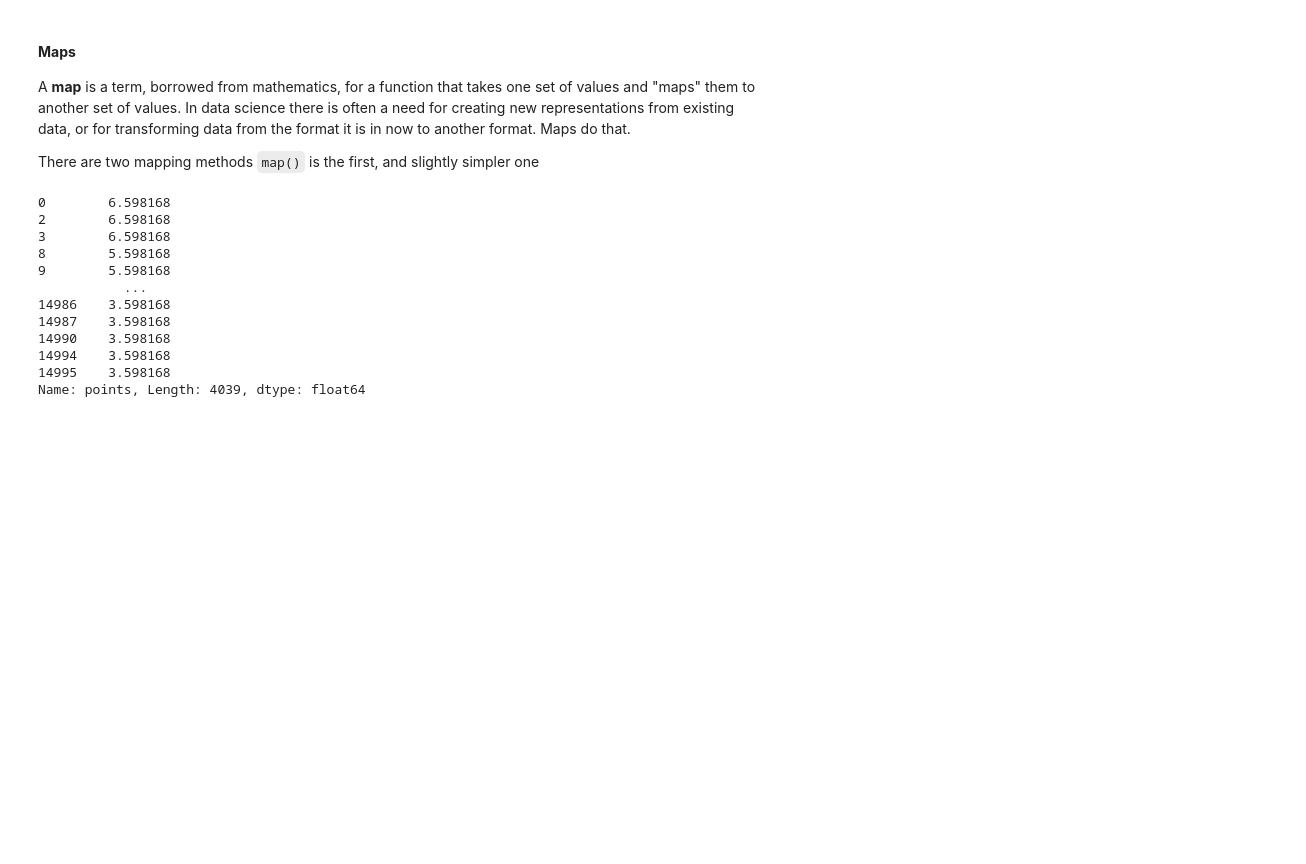
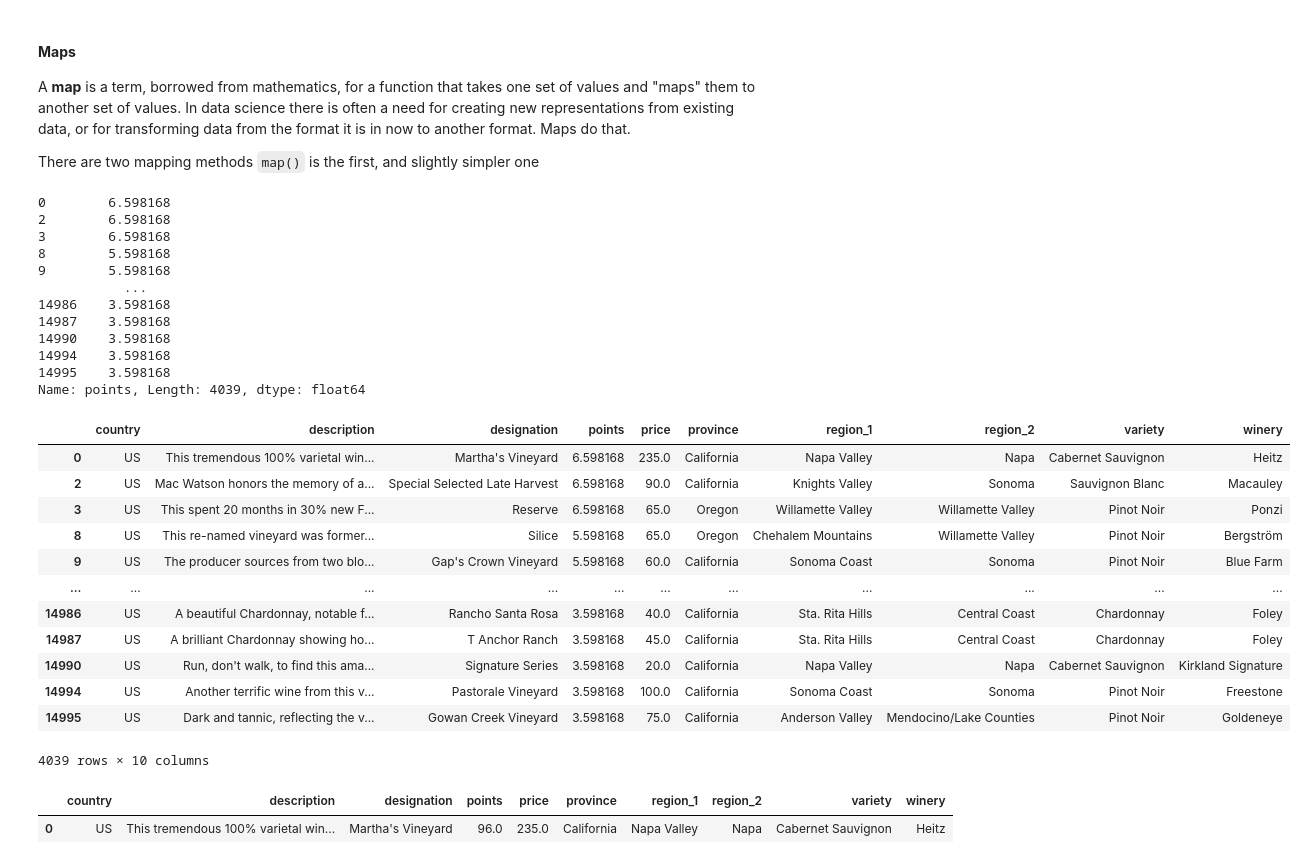
Before and after one commit to mezenka/Pandas_practice, a Jupyter notebook: pandas_kaggle.ipynb, the cells around one changed output. Cells and saved outputs as stored; diff of their text form; code cells hidden in the pictures; blank space fills up the shorter version.

```diff
--- a/pandas_kaggle.ipynb
+++ b/pandas_kaggle.ipynb
@@ -530,3 +530,35 @@ reviews.points.map(lambda p: p - review_points_mean)
 14994    3.598168
 14995    3.598168
 Name: points, Length: 4039, dtype: float64
+# %%
+# function passed to `map()` should expect a single value from the Series (a point value, in the above example), and return a transformed version of that value
+# `map()` returns a new Series where all the values have been transformed by the function
+
+# `apply()` is the equivalent method if we want to transform a whole DataFrame by calling a custom method on each row
+
+def remean_points(row):
+  row.points = row.points - review_points_mean
+  return row
+
+reviews.apply(remean_points, axis='columns')
+# %% [output]
+|  | country | description | designation | points | price | province | region_1 | region_2 | variety | winery |
+| 0 | US | This tremendous 100% varietal win... | Martha's Vineyard | 6.598168 | 235.0 | California | Napa Valley | Napa | Cabernet Sauvignon | Heitz |
+| 2 | US | Mac Watson honors the memory of a... | Special Selected Late Harvest | 6.598168 | 90.0 | California | Knights Valley | Sonoma | Sauvignon Blanc | Macauley |
+| 3 | US | This spent 20 months in 30% new F... | Reserve | 6.598168 | 65.0 | Oregon | Willamette Valley | Willamette Valley | Pinot Noir | Ponzi |
+| 8 | US | This re-named vineyard was former... | Silice | 5.598168 | 65.0 | Oregon | Chehalem Mountains | Willamette Valley | Pinot Noir | Bergström |
+| 9 | US | The producer sources from two blo... | Gap's Crown Vineyard | 5.598168 | 60.0 | California | Sonoma Coast | Sonoma | Pinot Noir | Blue Farm |
+| ... | ... | ... | ... | ... | ... | ... | ... | ... | ... | ... |
+| 14986 | US | A beautiful Chardonnay, notable f... | Rancho Santa Rosa | 3.598168 | 40.0 | California | Sta. Rita Hills | Central Coast | Chardonnay | Foley |
+| 14987 | US | A brilliant Chardonnay showing ho... | T Anchor Ranch | 3.598168 | 45.0 | California | Sta. Rita Hills | Central Coast | Chardonnay | Foley |
+| 14990 | US | Run, don't walk, to find this ama... | Signature Series | 3.598168 | 20.0 | California | Napa Valley | Napa | Cabernet Sauvignon | Kirkland Signature |
+| 14994 | US | Another terrific wine from this v... | Pastorale Vineyard | 3.598168 | 100.0 | California | Sonoma Coast | Sonoma | Pinot Noir | Freestone |
+| 14995 | US | Dark and tannic, reflecting the v... | Gowan Creek Vineyard | 3.598168 | 75.0 | California | Anderson Valley | Mendocino/Lake Counties | Pinot Noir | Goldeneye |
+4039 rows × 10 columns
+# %%
+# map() and apply() return new, transformed Series and DataFrames, respectively. They don't modify the original data they're called on
+# If we look at the first row of reviews, we can see that it still has its original points value
+reviews.head(1)
+# %% [output]
+|  | country | description | designation | points | price | province | region_1 | region_2 | variety | winery |
+| 0 | US | This tremendous 100% varietal win... | Martha's Vineyard | 96.0 | 235.0 | California | Napa Valley | Napa | Cabernet Sauvignon | Heitz |
```
Also changed, not shown: parts of 2 cells of this notebook.
